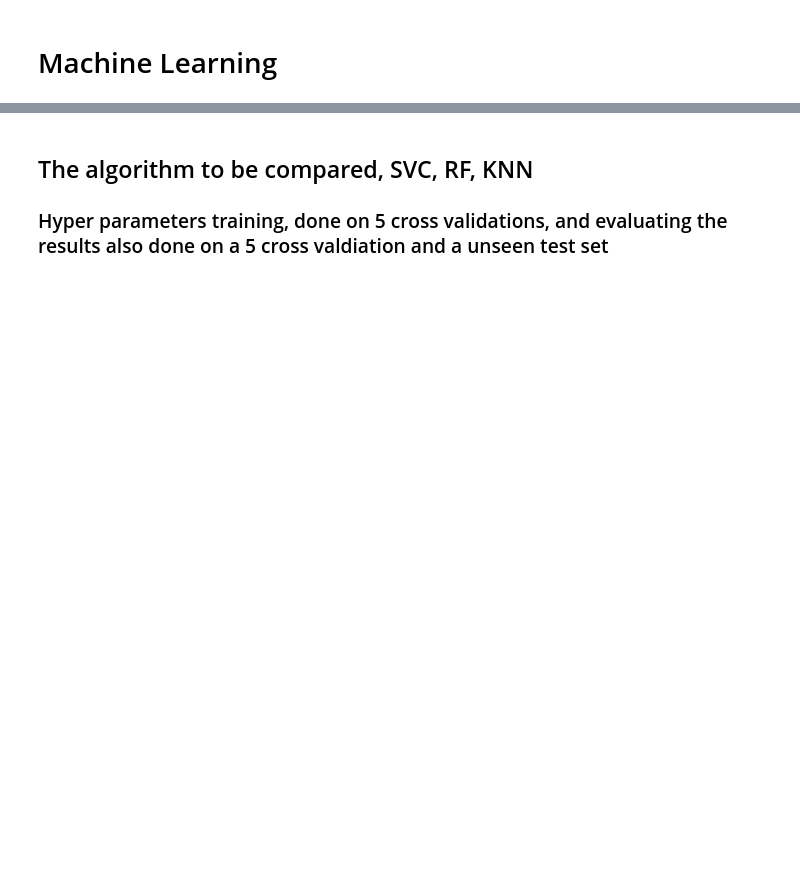
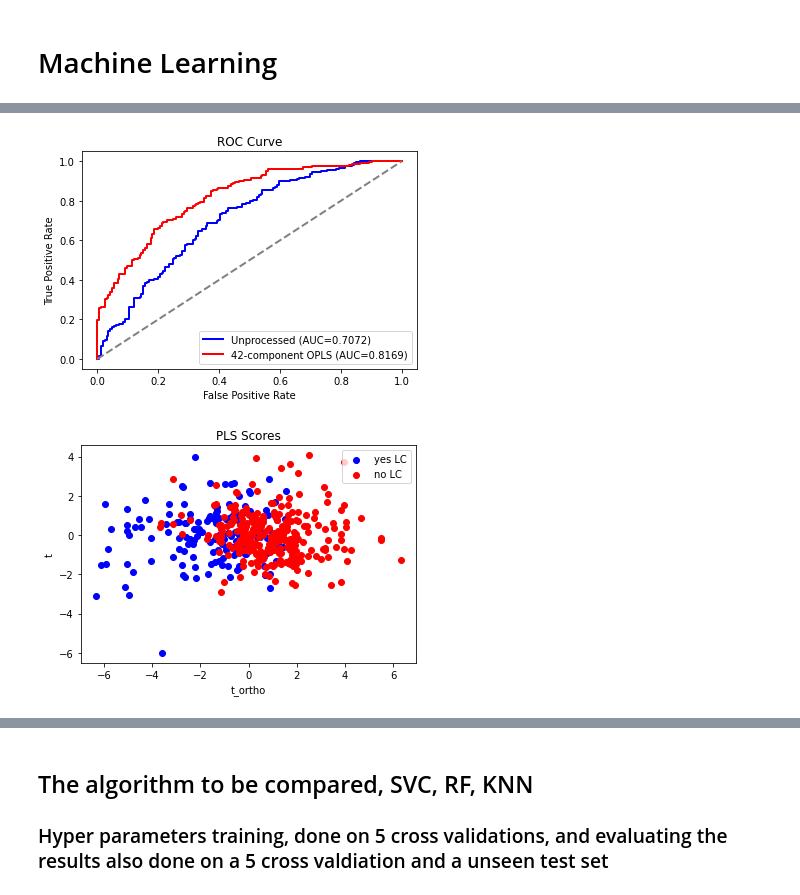
Before and after one commit to Ahmadsad/LungCancer, a Jupyter notebook: replikat_Easy_symptoms_features.ipynb, the cells around one changed output, grey strips where cells are left out. Drawn from its saved outputs; the diff is of its cells as text; code cells hidden in the pictures; blank space fills up the shorter version.

```diff
--- a/replikat_Easy_symptoms_features.ipynb
+++ b/replikat_Easy_symptoms_features.ipynb
@@ -181,0 +545,18 @@ AUC-ROC for train set:  0.5596128170894527
+# %%
+# test the fitted parameters on the train data
+pls = PLSRegression(2)
+pls.fit(X_train, Y_train)
+print("AUC-ROC for train set with only PLS: ",ml_hlp.get_AUC_ROC_value(X_train, Y_train, pls))
+
+
+# opls = OPLS(opls_comps[1])
+opls = OPLS(2)
+
+opls.fit(X_train, Y_train)
+z_train = opls.transform(X_train)
+
+pls = PLSRegression(1)
+pls.fit(z_train, Y_train)
+print("AUC-ROC for z train trasformed according to OPLS train set: ", ml_hlp.get_AUC_ROC_value(z_train, Y_train, pls))
+scores = cross_val_score(pls, z_train, Y_train, cv=StratifiedKFold(cv), n_jobs=-1, scoring='roc_auc', error_score='raise')
+print("mean of cross val: ", scores.mean())
@@ -181,0 +599,51 @@ AUC-ROC for train set:  0.5596128170894527
+# %%
+pls = PLSRegression(at_comps[0])
+opls = OPLS(at_comps[1])
+
+pls.fit(X_train, Y_train)
+
+y_pred = cross_val_predict(pls, X_train, Y_train, cv=StratifiedKFold(6))
+q_squared = r2_score(Y_train, y_pred)
+dq_squared = r2_score(Y_train, np.clip(y_pred, -1, 1))
+accuracy = accuracy_score(Y_train, np.sign(y_pred))
+
+z_train = opls.fit_transform(X_train, Y_train)
+processed_y_pred = cross_val_predict(pls, z_train, Y_train, cv=StratifiedKFold(6))
+processed_q_squared = r2_score(Y_train, processed_y_pred)
+processed_dq_squared = r2_score(Y_train, np.clip(processed_y_pred, -1, 1))
+processed_accuracy = accuracy_score(Y_train, np.sign(processed_y_pred))
+
+# r2_X = opls.score(X_train)
+
+fpr, tpr, thresholds = roc_curve(Y_train, y_pred)
+roc_auc = roc_auc_score(Y_train, y_pred)
+proc_fpr, proc_tpr, proc_thresholds = roc_curve(Y_train, processed_y_pred)
+proc_roc_auc = roc_auc_score(Y_train, processed_y_pred)
+
+plt.figure(0)
+plt.plot(fpr, tpr, lw=2, color='blue', label=f'Unprocessed (AUC={roc_auc:.4f})')
+plt.plot(proc_fpr, proc_tpr, lw=2, color='red',
+         label=f'{at_comps[1]}-component OPLS (AUC={proc_roc_auc:.4f})')
+plt.plot([0, 1], [0, 1], color='gray', lw=2, linestyle='--')
+plt.xlabel('False Positive Rate')
+plt.ylabel('True Positive Rate')
+plt.title('ROC Curve')
+plt.legend(loc='lower right')
+plt.show()
+
+plt.figure(1)
+pls.fit(z_train, Y_train)
+df = pd.DataFrame(np.column_stack([pls.x_scores_, opls.T_ortho_[:, 0]]),
+                  index=range(1, len(Y_train)+1,1), columns=['t', 't_ortho'])        # make df of X_train
+pos_df = df[Y_train==1]
+neg_df = df[Y_train==-1]
+plt.scatter(neg_df['t'], neg_df['t_ortho'], c='blue', label='yes LC')
+plt.scatter(pos_df['t'], pos_df['t_ortho'], c='red', label='no LC')
+plt.title('PLS Scores')
+plt.xlabel('t_ortho')
+plt.ylabel('t')
+plt.legend(loc='upper right')
+plt.show()
+# %% [output]
+[figure, added]
+[figure, added]
```
Also changed, not shown: parts of 63 cells of this notebook, 6 other files.
